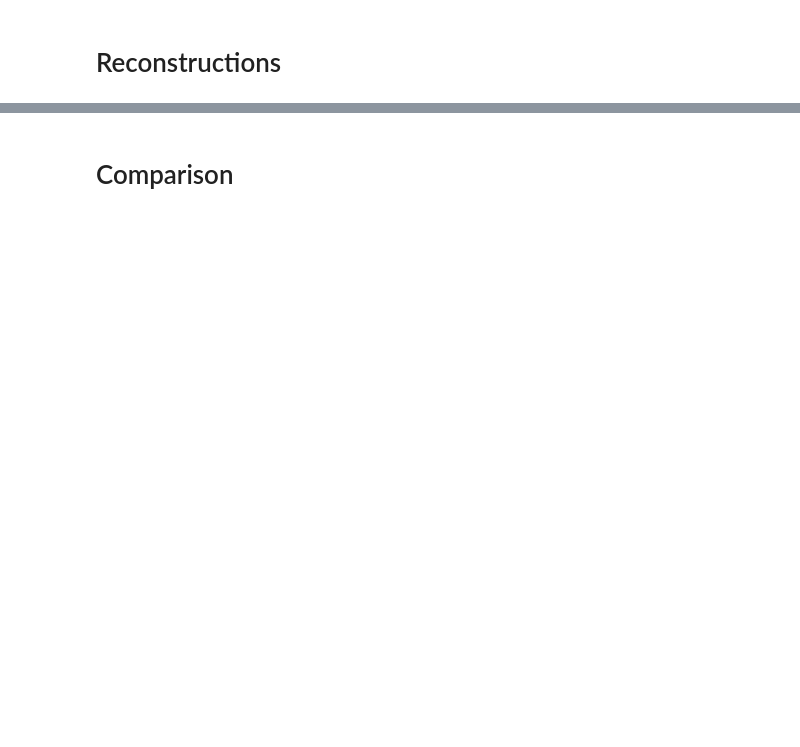
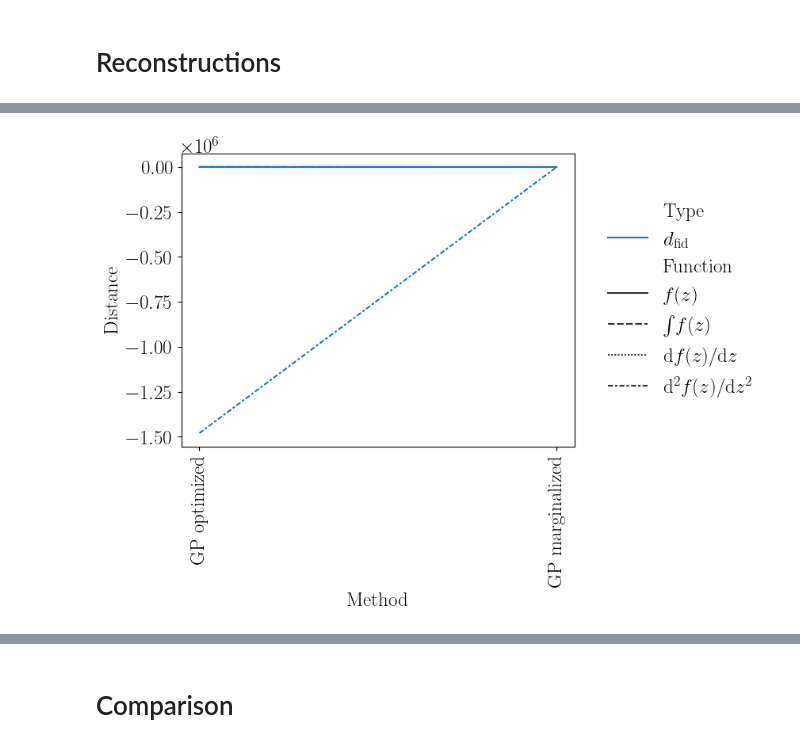
Before and after one commit to matmartinelli/CoRe, a Jupyter notebook: sandbox.ipynb, the cells around one changed output, grey strips where cells are left out. Drawn from its saved outputs; the diff is of its cells as text; code cells hidden in the pictures; blank space fills up the shorter version.

```diff
--- a/sandbox.ipynb
+++ b/sandbox.ipynb
@@ -163,0 +258,33 @@ Removed no burn in
+# %%
+if theory_model != None:
+    for name,row in reconstructions.items():
+        for func in possible_derivatives:
+            print('')
+            print(name,func)
+            if func in row['Functions']:
+                if func in theory_model(x_recon):
+                    yfid   = theory_model(x_recon)[func]
+                    yrecon = row['Functions'][func]
+                    try:
+                        invcov = np.linalg.inv(row['Covariances'][func].values)
+                    except:
+                        print('Not invertible matrix')
+                        continue
+
+                    chi2 = np.dot((yrecon-yfid),np.dot(invcov,(yrecon-yfid)))
+                    if chi2<0:
+                        print(yrecon-yfid)
+
+                    df = pd.DataFrame({'Method': name,
+                                       'Distance': chi2/Nrecon,
+                                       'Type': r'$d_{\rm fid}$'},index=[0])
+                if func == 'f':
+                    df['Function'] = y_label
+                elif func == 'd1':
+                    df['Function'] = 'd'+y_label+'/d'+x_label
+                elif func == 'd2':
+                    df['Function'] = r'd$^2$'+y_label+'/d'+x_label+r'$^2$'
+                elif func == 'int':
+                    df['Function'] = r'$\int$'+y_label
+
+                diagnostics = pd.concat([diagnostics,df],ignore_index=True)
@@ -163,0 +321,8 @@ Removed no burn in
+# %%
+plt.figure()
+sb.lineplot(diagnostics,x='Method',y='Distance',hue='Type',style='Function')
+plt.xticks(rotation=90)
+#plt.yscale('log')
+plt.legend(**sidelegend);
+# %% [output]
+[figure, added]
```
Also changed, not shown: parts of 30 cells of this notebook, 4 other files.
